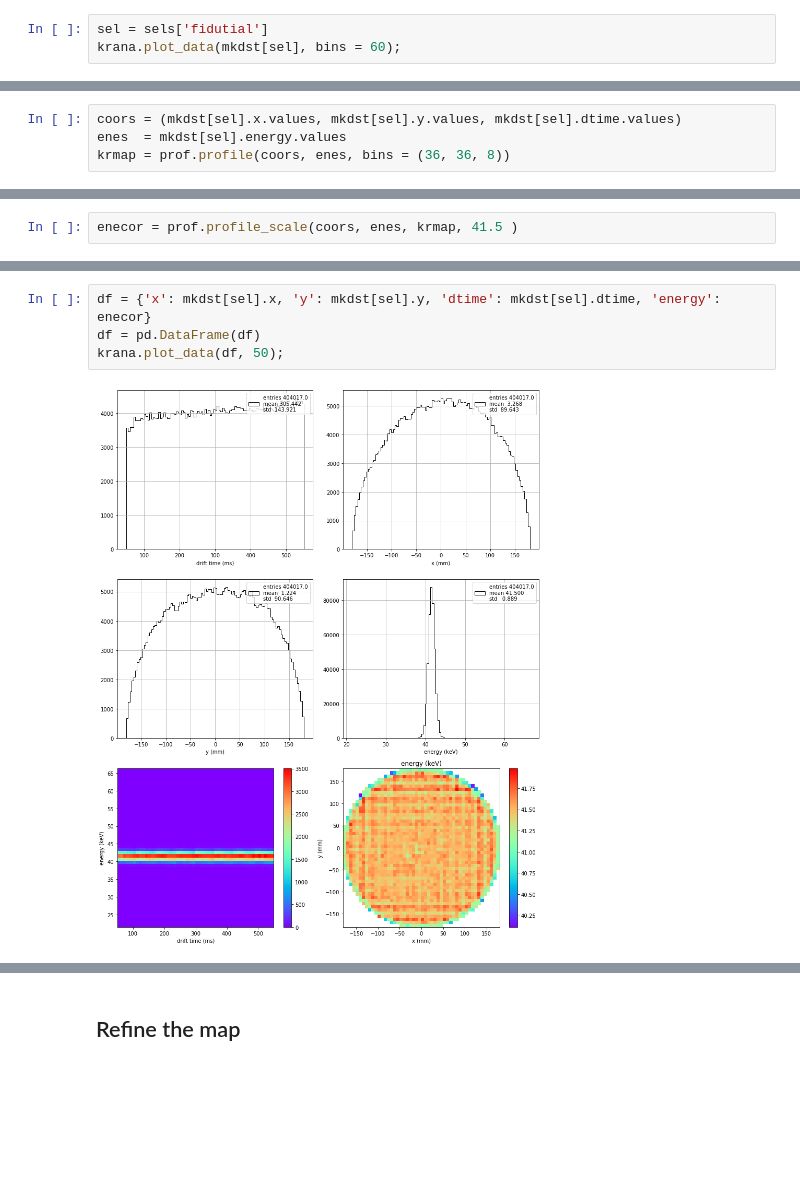
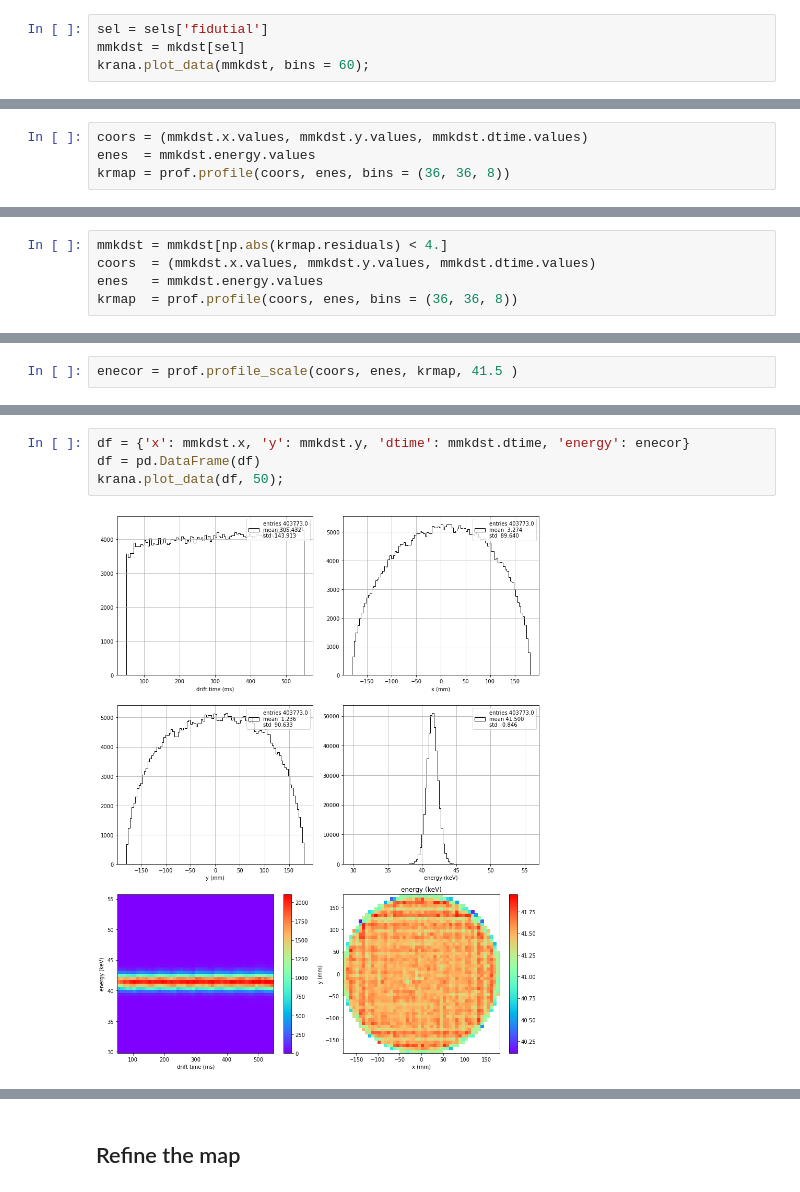
Before and after one commit to jahernando/next, a Jupyter notebook: NB/kr/kr_prof_new_dev.ipynb, the cells around one changed output, grey strips where cells are left out. Drawn from its saved outputs; the diff is of its cells as text; blank space fills up the shorter version.

```diff
--- a/NB/kr/kr_prof_new_dev.ipynb
+++ b/NB/kr/kr_prof_new_dev.ipynb
@@ -92,10 +92,11 @@ sels['energy']   = ut.in_range(mkdst.energy, (6e3, 15e3))
 sels['fidutial'] = (sels['r']) & (sels['dtime']) & (sels['energy'])
 # %%
 sel = sels['fidutial']
-krana.plot_data(mkdst[sel], bins = 60);
+mmkdst = mkdst[sel]
+krana.plot_data(mmkdst, bins = 60);
 # %% [output]
 [figure]
 # %%
-coors = (mkdst[sel].x.values, mkdst[sel].y.values, mkdst[sel].dtime.values)
-enes  = mkdst[sel].energy.values
+coors = (mmkdst.x.values, mmkdst.y.values, mmkdst.dtime.values)
+enes  = mmkdst.energy.values
 krmap = prof.profile(coors, enes, bins = (36, 36, 8))
@@ -106,2 +110,7 @@ plt.yscale('log');
 # %% [output]
 [figure]
+# %%
+mmkdst = mmkdst[np.abs(krmap.residuals) < 4.]
+coors  = (mmkdst.x.values, mmkdst.y.values, mmkdst.dtime.values)
+enes   = mmkdst.energy.values
+krmap  = prof.profile(coors, enes, bins = (36, 36, 8))
@@ -150,9 +148,9 @@ prof.plot_profile(coormap, stats = ('std', 'pvalue'), coornames = ('x', 'y', 'dt
 # %%
-df = {'x': mkdst[sel].x, 'y': mkdst[sel].y, 'dtime': mkdst[sel].dtime, 'energy': enecor}
+df = {'x': mmkdst.x, 'y': mmkdst.y, 'dtime': mmkdst.dtime, 'energy': enecor}
 df = pd.DataFrame(df)
 krana.plot_data(df, 50);
 # %% [output]
-[figure, old version]
+[figure, new version]
 # %%
 krana.plot_xydt_energy_profiles(df, nbins = 500);
 # %% [output]
```
Also changed, not shown: parts of 11 cells of this notebook, 3 other files.
